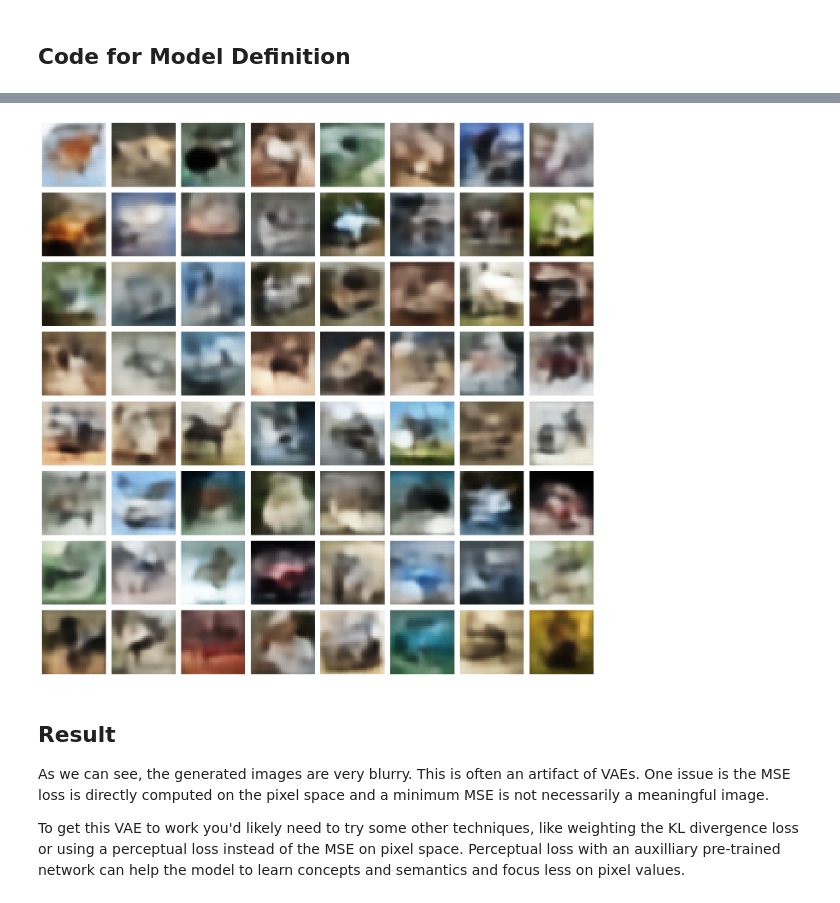
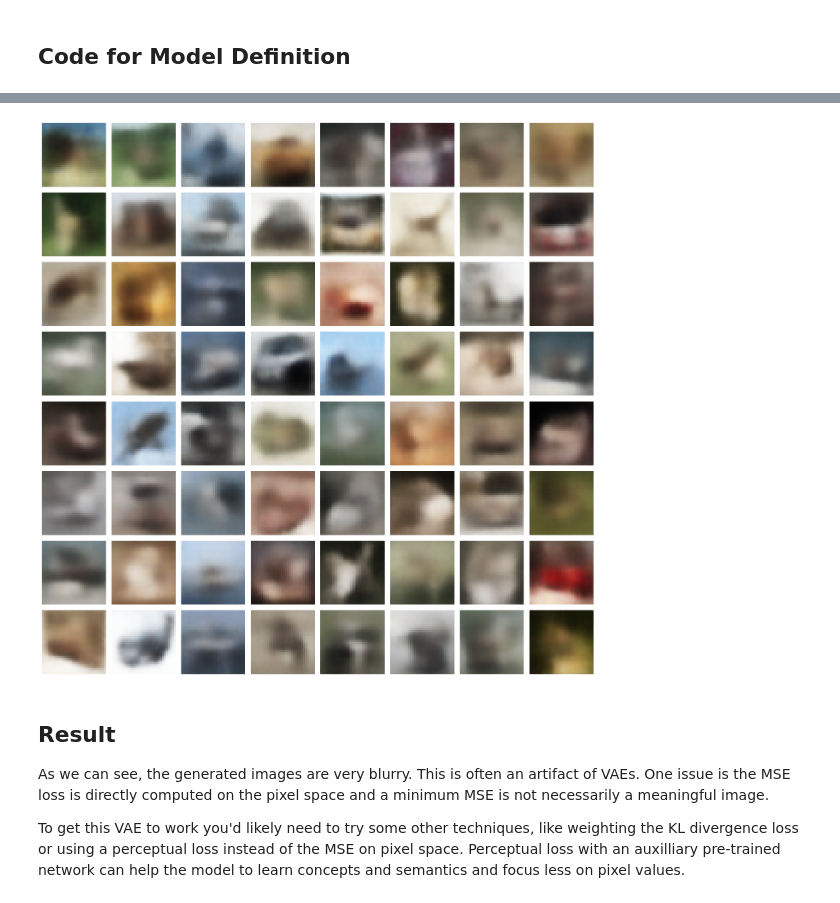
Before and after one commit to daniel-merrick/generative-models, a Jupyter notebook: notebooks/standard_vae.ipynb, the cells around one changed output, grey strips where cells are left out. Cells and saved outputs as stored; diff of their text form; code cells hidden in the pictures.

```diff
--- a/notebooks/standard_vae.ipynb
+++ b/notebooks/standard_vae.ipynb
@@ -99,10 +99,10 @@ class VAE(nn.Module):
         self.decoder_input = nn.Linear(latent_dim, 128 * 4 * 4)
         self.decoder = nn.Sequential(
             nn.ConvTranspose2d(128, 64, 4, stride=2, padding=1), # [b, 64, 8, 8]
-            nn.BatchNorm2d(128),
+            nn.BatchNorm2d(64),
             nn.ReLU(),
             nn.ConvTranspose2d(64, 32, 4, stride=2, padding=1),  # [b, 32, 16, 16]
-            nn.BatchNorm2d(64),
+            nn.BatchNorm2d(32),
             nn.ReLU(),
             nn.ConvTranspose2d(32, 3, 4, stride=2, padding=1),   # [b, 3, 32, 32]
             nn.Tanh()
@@ -144,7 +144,7 @@ class VAE(nn.Module):
         # Denormalize images from [-1, 1] to [0, 1]
         samples = (samples + 1) / 2
 
-        # Move to CPU and convert to numpy
-        samples = samples.cpu().numpy()
+        # Move to CPU
+        samples = samples.cpu()
         return samples
 # %%
@@ -275,13 +304,13 @@ def generate_and_display_samples(log_dir, epoch=100, num_samples=64, latent_dim=
         return samples
 # %%
 # Initialize a new model instance
-log_dir = './runs/VAE_CIFAR10_20241226-181029'
+log_dir = './runs/VAE_CIFAR10_20241227-204201'
 samples = generate_and_display_samples(log_dir, 200)
 
 # Optionally save to disk
 torchvision.utils.save_image(samples, 'vae_samples.png', nrow=8, normalize=True)
 # %% [output]
-[figure, old version]
+[figure, new version]
 # %% [markdown]
 ## Result
 
```
Also changed, not shown: parts of 3 cells of this notebook.
